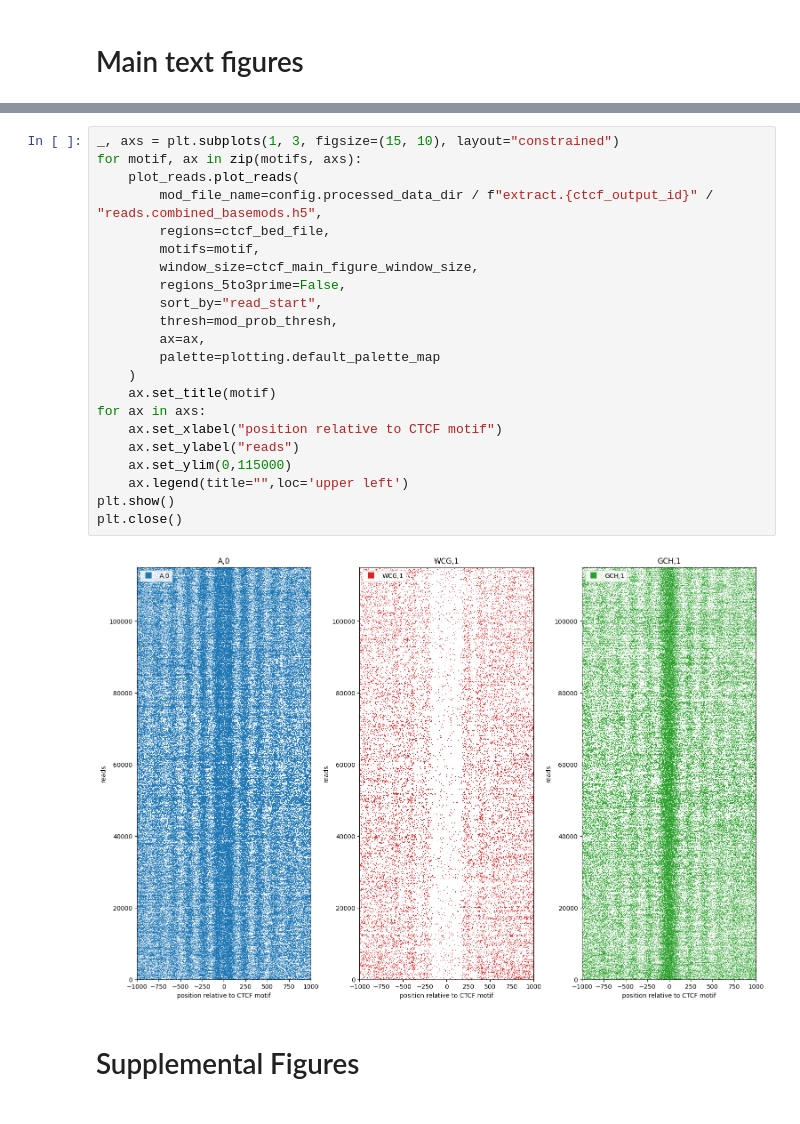
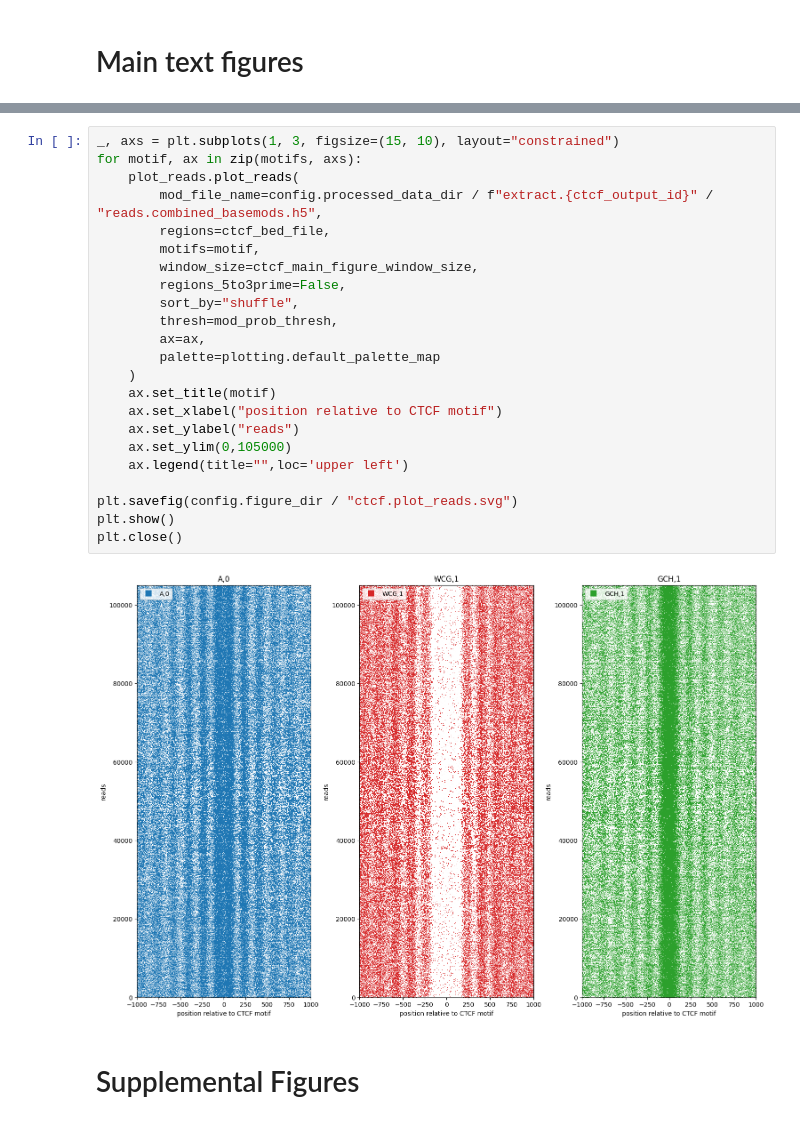
Before and after one commit to streetslab/multimodal-dimelo, a Jupyter notebook: CTCF_analysis.ipynb, the cells around one changed output, grey strips where cells are left out. Saved outputs shown, nothing was run; the diff lists cells and outputs as text.

Commit message:
Figure fixes and SVG

```diff
--- a/CTCF_analysis.ipynb
+++ b/CTCF_analysis.ipynb
@@ -94,27 +94,28 @@ plt.close()
 # %%
 _, axs = plt.subplots(1, 3, figsize=(15, 10), layout="constrained")
 for motif, ax in zip(motifs, axs):
     plot_reads.plot_reads(
         mod_file_name=config.processed_data_dir / f"extract.{ctcf_output_id}" / "reads.combined_basemods.h5",
         regions=ctcf_bed_file,
         motifs=motif,
         window_size=ctcf_main_figure_window_size,
         regions_5to3prime=False,
-        sort_by="read_start",
+        sort_by="shuffle",
         thresh=mod_prob_thresh,
         ax=ax,
         palette=plotting.default_palette_map
     )
     ax.set_title(motif)
-for ax in axs:
     ax.set_xlabel("position relative to CTCF motif")
     ax.set_ylabel("reads")
-    ax.set_ylim(0,115000)
+    ax.set_ylim(0,105000)
     ax.legend(title="",loc='upper left')
+
+plt.savefig(config.figure_dir / "ctcf.plot_reads.svg")
 plt.show()
 plt.close()
 # %% [output]
-[figure, old version]
+[figure, new version]
 # %% [markdown]
 # Supplemental Figures
 # %%
```
Also changed, not shown: parts of 3 cells of this notebook, 3 other files.
